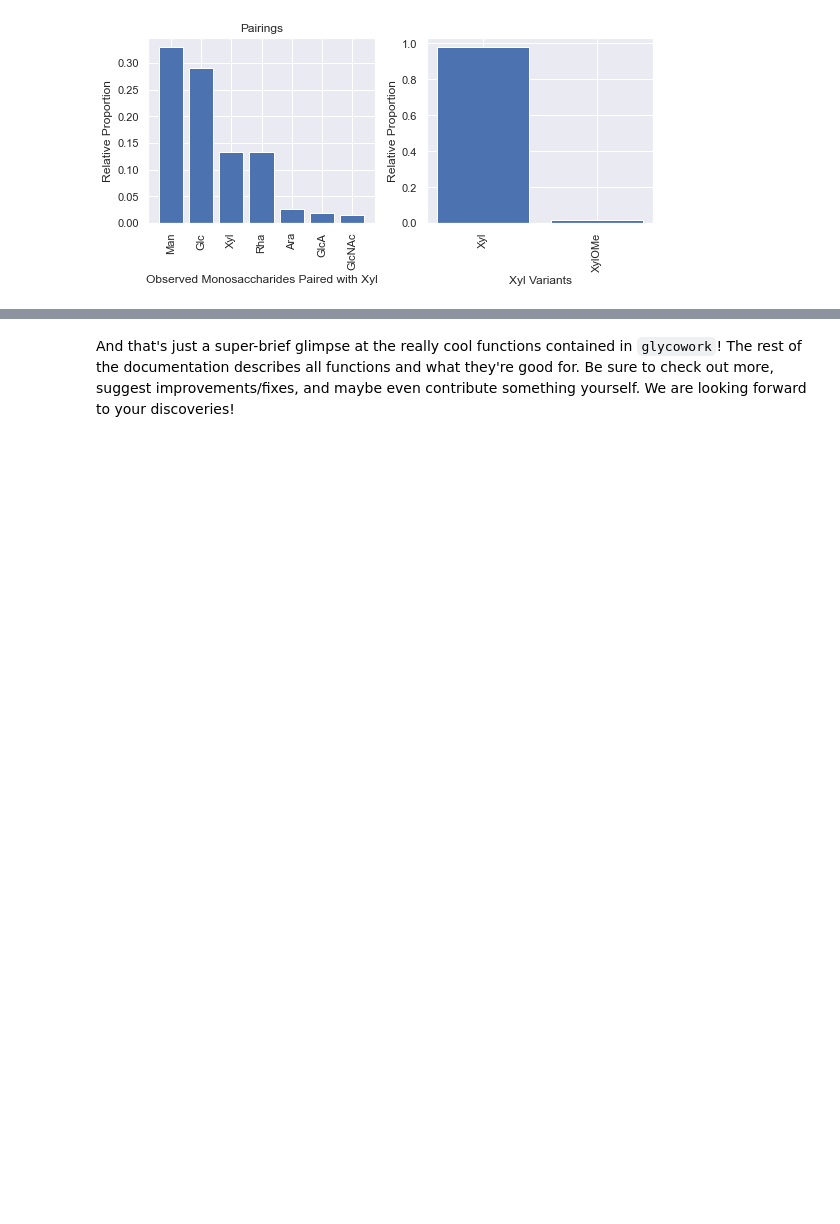
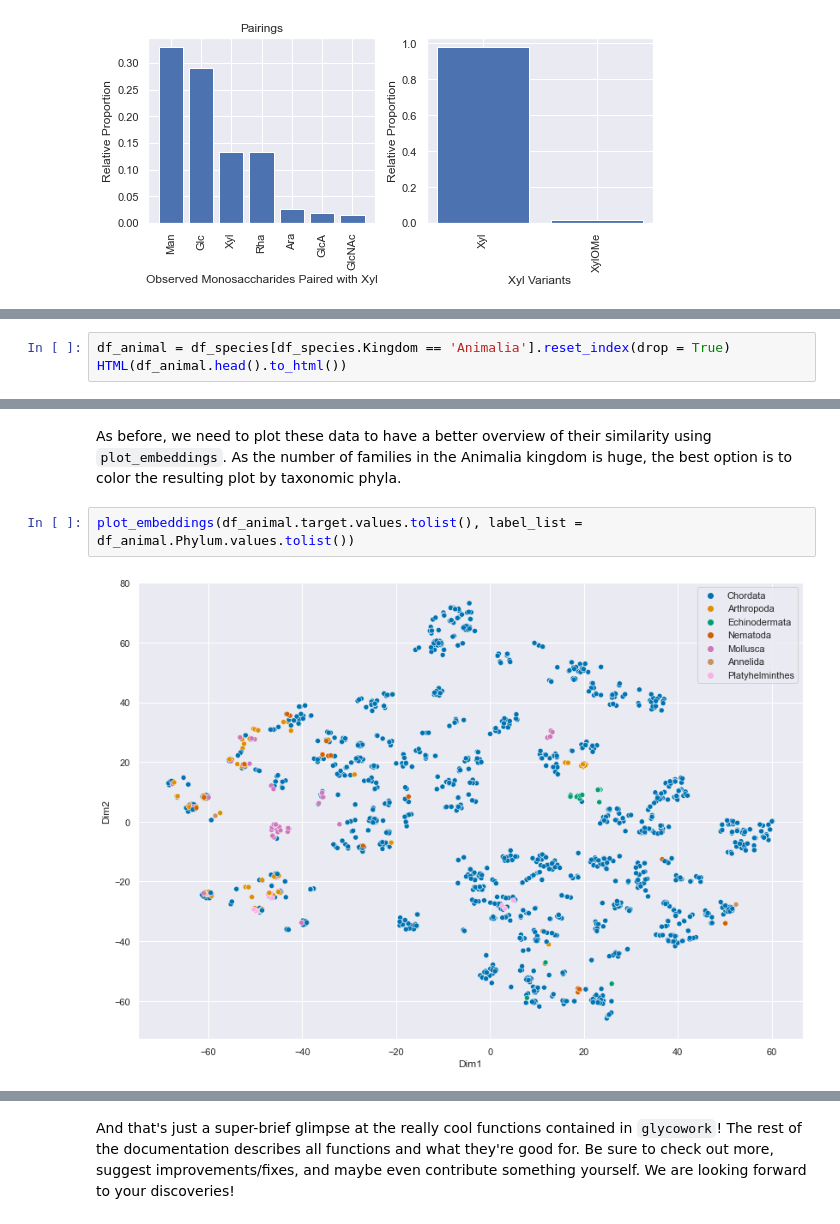
Before and after one commit to BojarLab/glycowork, a Jupyter notebook: 00_core.ipynb, the cells around one changed output, grey strips where cells are left out. Cells and saved outputs as stored; diff of their text form; blank space fills up the shorter version.

Commit message:
Animal showcase
Adding an animal showcase

```diff
--- a/00_core.ipynb
+++ b/00_core.ipynb
@@ -102,0 +105,3 @@ characterize_monosaccharide('Xyl', rank = 'Kingdom', focus = 'Plantae', modifica
+# %%
+df_animal = df_species[df_species.Kingdom == 'Animalia'].reset_index(drop = True)
+HTML(df_animal.head().to_html())
@@ -102,0 +115,6 @@ characterize_monosaccharide('Xyl', rank = 'Kingdom', focus = 'Plantae', modifica
+# %% [markdown]
+As before, we need to plot these data to have a better overview of their similarity using `plot_embeddings`. As the number of families in the Animalia kingdom is huge, the best option is to color the resulting plot by taxonomic phyla.
+# %%
+plot_embeddings(df_animal.target.values.tolist(), label_list = df_animal.Phylum.values.tolist())
+# %% [output]
+[figure, added]
```
Also changed, not shown: parts of 15 cells of this notebook, 1 other file.
